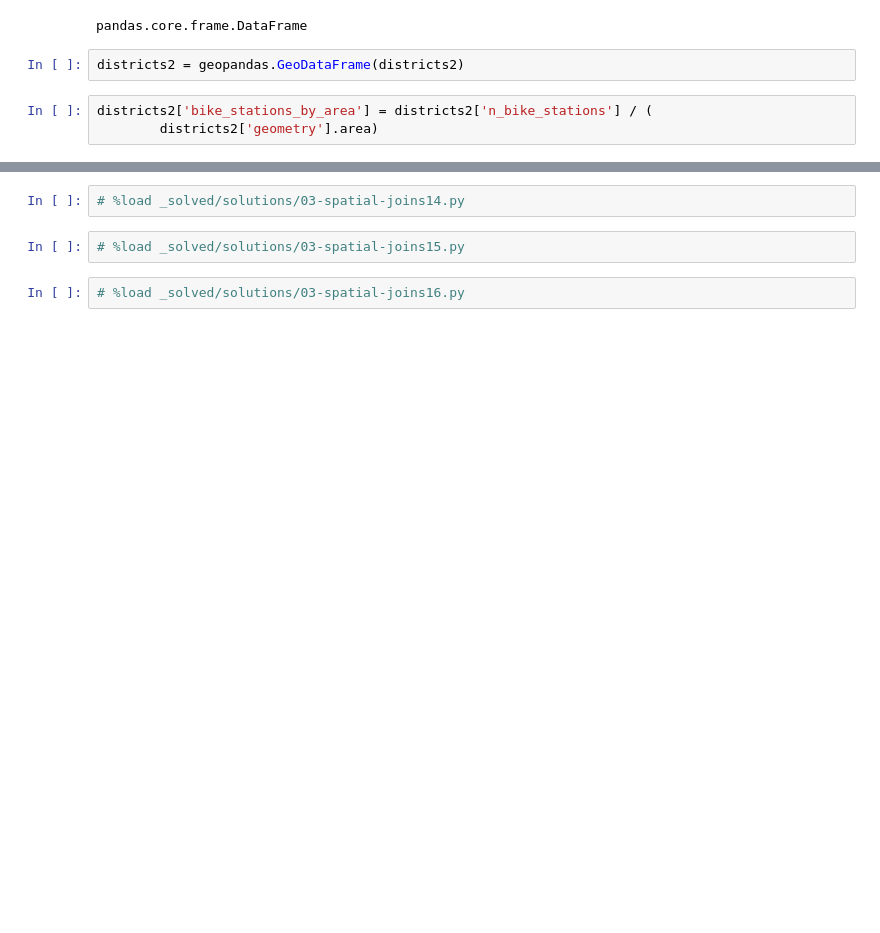
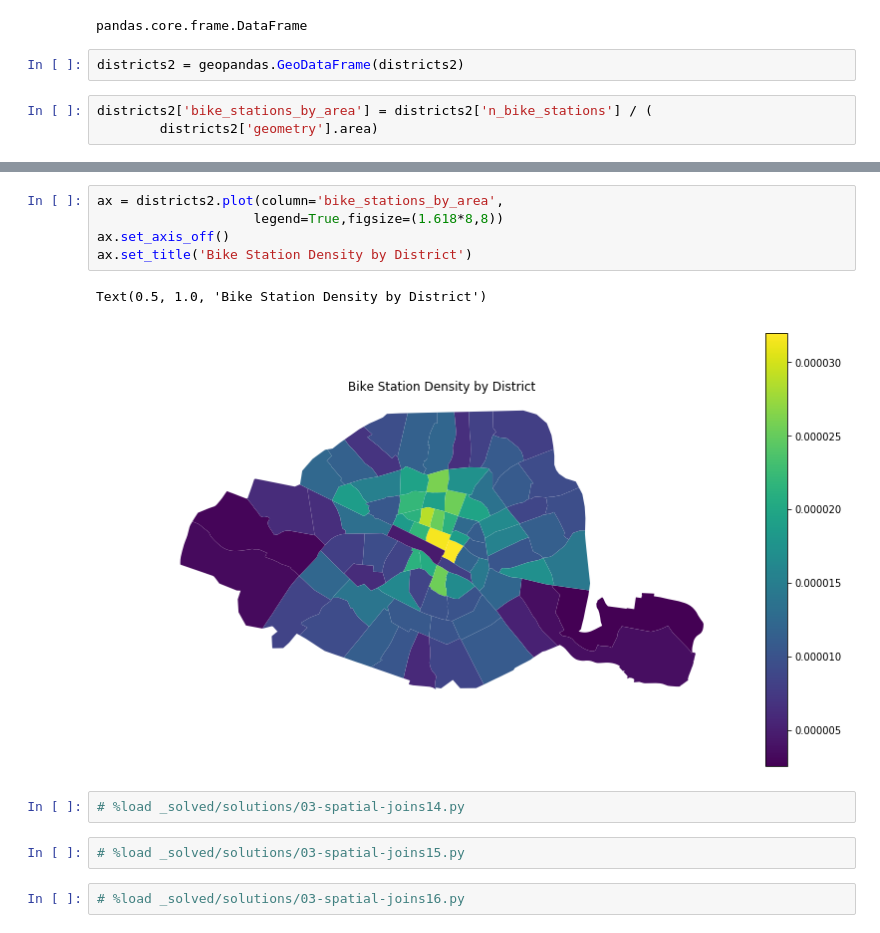
Before and after one commit to doolingdavid/geopandas-tutorial, a Jupyter notebook: 03-spatial-joins.ipynb, the cells around one changed output, grey strips where cells are left out. Drawn from its saved outputs; the diff is of its cells as text; blank space fills up the shorter version.

```diff
--- a/03-spatial-joins.ipynb
+++ b/03-spatial-joins.ipynb
@@ -293,3 +309,11 @@ districts2['bike_stations_by_area'] = districts2['n_bike_stations'] / (
+# %%
+ax = districts2.plot(column='bike_stations_by_area',
+                    legend=True,figsize=(1.618*8,8))
+ax.set_axis_off()
+ax.set_title('Bike Station Density by District')
+# %% [output]
+Text(0.5, 1.0, 'Bike Station Density by District')
+[figure, added]
 # %%
 # %load _solved/solutions/03-spatial-joins14.py
 # %%
```
Also changed, not shown: parts of 1 cell of this notebook.
